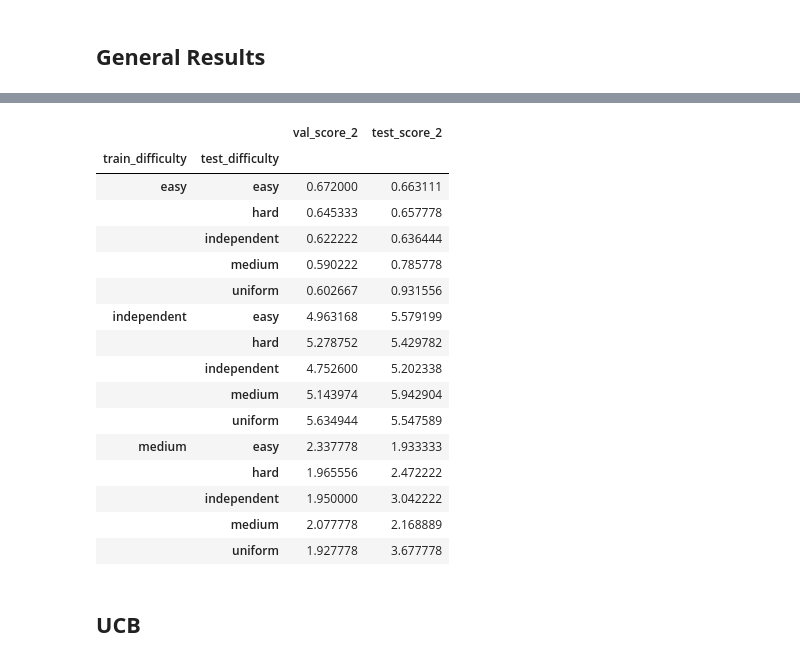
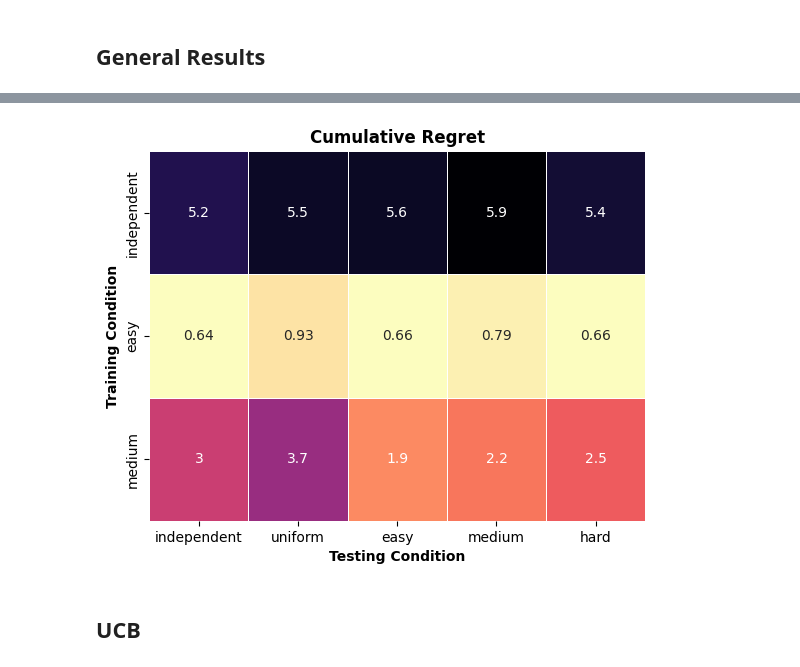
Before and after one commit to emiliopugnaloni/Learning-to-Learn-RL, a Jupyter notebook: Results Exp1-2.ipynb, the cells around one changed output, grey strips where cells are left out. Drawn from its saved outputs; the diff is of its cells as text; code cells hidden in the pictures.

Commit message:
add heatmap

```diff
--- a/Results Exp1-2.ipynb
+++ b/Results Exp1-2.ipynb
@@ -75,45 +76,37 @@ results_df = pd.DataFrame(results)
 # %%
 best_result = results_df.loc[results_df.groupby(['train_difficulty', 'test_difficulty'])['val_score_2'].idxmin()]
 display(best_result)
 
 # Group by train and test difficulty, and get N files with min val score
 N = 3
 best_results = results_df.groupby(['train_difficulty', 'test_difficulty'], group_keys=False).apply(lambda x: x.nsmallest(N, 'val_score_2'))
-best_results.groupby(['train_difficulty', 'test_difficulty'])[['val_score_2','test_score_2']].mean()
+tmp = best_results.groupby(['train_difficulty', 'test_difficulty'])[['test_score_2']].mean()
+tmp = tmp.pivot_table(index='train_difficulty', columns='test_difficulty', values='test_score_2')
+tmp = tmp.reindex(index=['independent', 'easy', 'medium'], columns=['independent', 'uniform','easy', 'medium', 'hard'])
+tmp = tmp.round(2)
+sns.heatmap(tmp, annot = True, cmap = "magma_r", linewidths=.5, cbar = False)
+plt.title('Cumulative Regret', fontweight="bold")
+plt.xlabel("Testing Condition", fontweight="bold")
+plt.ylabel("Training Condition", fontweight="bold")
+plt.show()
 # %% [output]
 |  | file | train_difficulty | test_difficulty | val_score | test_score | val_score_2 | test_score_2 |
 | 20 | TrainDiff_easy__LR_0_0001__GAMMA_... | easy | easy | 0.146667 | 0.800000 | 0.602667 | 0.682667 |
 | 6 | TrainDiff_easy__LR_0_0001__GAMMA_... | easy | hard | 0.893333 | 0.380000 | 0.629333 | 0.704000 |
 | 7 | TrainDiff_easy__LR_0_0001__GAMMA_... | easy | independent | 0.633333 | 0.460000 | 0.544000 | 0.597333 |
 | 38 | TrainDiff_easy__LR_0_001__GAMMA_0... | easy | medium | 0.680000 | 0.393333 | 0.560000 | 0.624000 |
 | 39 | TrainDiff_easy__LR_0_001__GAMMA_0... | easy | uniform | 0.006667 | 1.200000 | 0.581333 | 1.274667 |
 | 60 | TrainDiff_independent__LR_0_0001_... | independent | easy | 4.986780 | 5.018294 | 4.801853 | 5.332878 |
 | 61 | TrainDiff_independent__LR_0_0001_... | independent | hard | 4.572595 | 4.370389 | 4.881804 | 4.350424 |
 | 67 | TrainDiff_independent__LR_0_0001_... | independent | independent | 4.807551 | 5.342236 | 4.393861 | 5.662954 |
 | 68 | TrainDiff_independent__LR_0_0001_... | independent | medium | 4.383842 | 5.915112 | 4.574155 | 5.893358 |
 | 64 | TrainDiff_independent__LR_0_0001_... | independent | uniform | 5.897707 | 5.516410 | 5.281710 | 5.263319 |
 | 145 | TrainDiff_medium__LR_0_0001__GAMM... | medium | easy | 0.566667 | 1.186667 | 1.586667 | 1.510000 |
 | 146 | TrainDiff_medium__LR_0_0001__GAMM... | medium | hard | 1.673333 | 2.220000 | 1.716667 | 2.313333 |
 | 147 | TrainDiff_medium__LR_0_0001__GAMM... | medium | independent | 1.600000 | 4.053333 | 1.676667 | 3.793333 |
 | 148 | TrainDiff_medium__LR_0_0001__GAMM... | medium | medium | 1.753333 | 1.420000 | 1.860000 | 1.996667 |
 | 149 | TrainDiff_medium__LR_0_0001__GAMM... | medium | uniform | 1.706667 | 4.140000 | 1.796667 | 3.960000 |
-|  |  | val_score_2 | test_score_2 |
-| train_difficulty | test_difficulty |  |  |
-| easy | easy | 0.672000 | 0.663111 |
-|  | hard | 0.645333 | 0.657778 |
-|  | independent | 0.622222 | 0.636444 |
-|  | medium | 0.590222 | 0.785778 |
-|  | uniform | 0.602667 | 0.931556 |
-| independent | easy | 4.963168 | 5.579199 |
-|  | hard | 5.278752 | 5.429782 |
-|  | independent | 4.752600 | 5.202338 |
-|  | medium | 5.143974 | 5.942904 |
-|  | uniform | 5.634944 | 5.547589 |
-| medium | easy | 2.337778 | 1.933333 |
-|  | hard | 1.965556 | 2.472222 |
-|  | independent | 1.950000 | 3.042222 |
-|  | medium | 2.077778 | 2.168889 |
-|  | uniform | 1.927778 | 3.677778 |
+[figure, added]
 # %% [markdown]
 ## **UCB**
 # %%
```
Also changed, not shown: parts of 1 cell of this notebook.
